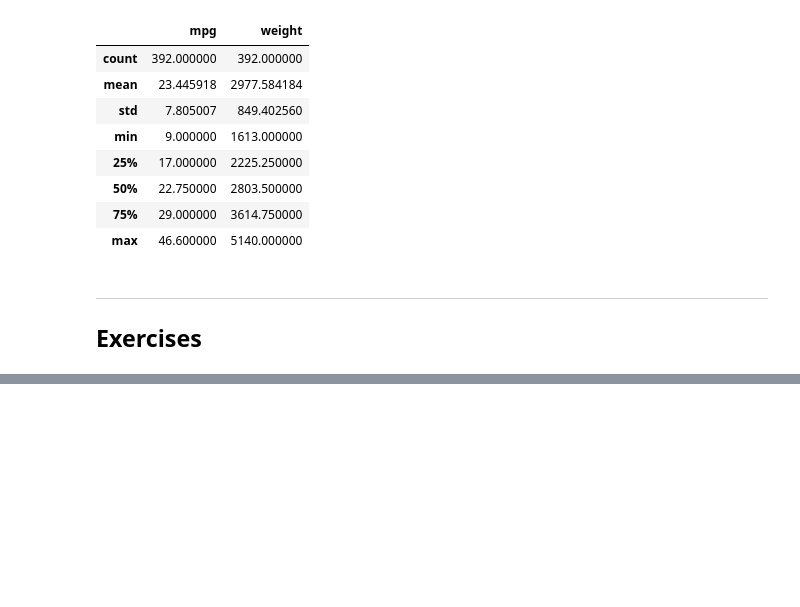
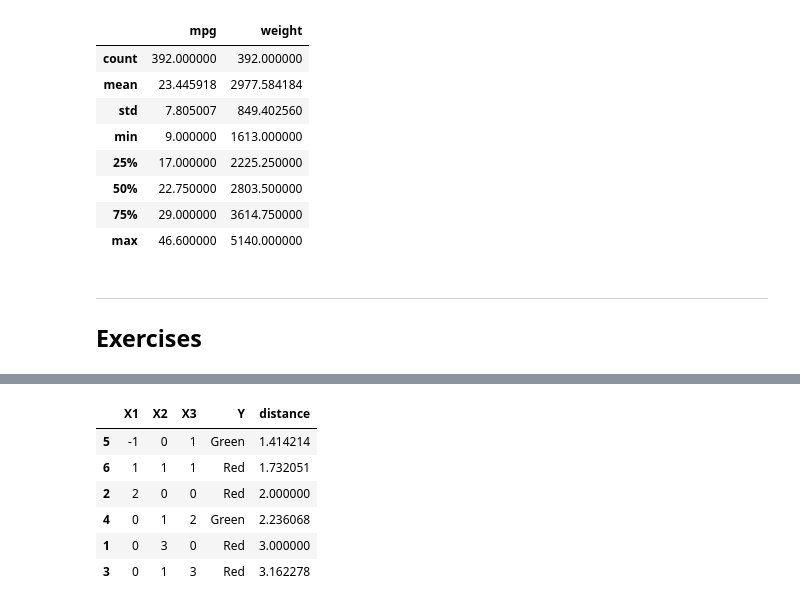
Before and after one commit to Rohan19005742/Data_Science, a Jupyter notebook: learnings/statistical_learning.IPYNB, the cells around one changed output, grey strips where cells are left out. Saved outputs shown, nothing was run; the diff lists cells and outputs as text; code cells hidden in the pictures; blank space fills up the shorter version.

```diff
--- a/learnings/statistical_learning.IPYNB
+++ b/learnings/statistical_learning.IPYNB
@@ -397,0 +489,20 @@ auto[['mpg', 'weight']].describe()
+# %%
+import numpy as np
+import pandas as pd
+
+d = {'X1': pd.Series([0,2,0,0,-1,1]),
+     'X2': pd.Series([3,0,1,1,0,1]),
+     'X3': pd.Series([0,0,3,2,1,1]),
+     'Y': pd.Series(['Red','Red','Red','Green','Green','Red'])}
+df = pd.DataFrame(d)
+df.index = np.arange(1, len(df) + 1)
+df['distance']=np.sqrt(df['X1']**2+df['X2']**2+df['X3']**2)
+df.sort_values(by=['distance'])
+# %% [output]
+|  | X1 | X2 | X3 | Y | distance |
+| 5 | -1 | 0 | 1 | Green | 1.414214 |
+| 6 | 1 | 1 | 1 | Red | 1.732051 |
+| 2 | 2 | 0 | 0 | Red | 2.000000 |
+| 4 | 0 | 1 | 2 | Green | 2.236068 |
+| 1 | 0 | 3 | 0 | Red | 3.000000 |
+| 3 | 0 | 1 | 3 | Red | 3.162278 |
```
Also changed, not shown: parts of 7 cells of this notebook.
